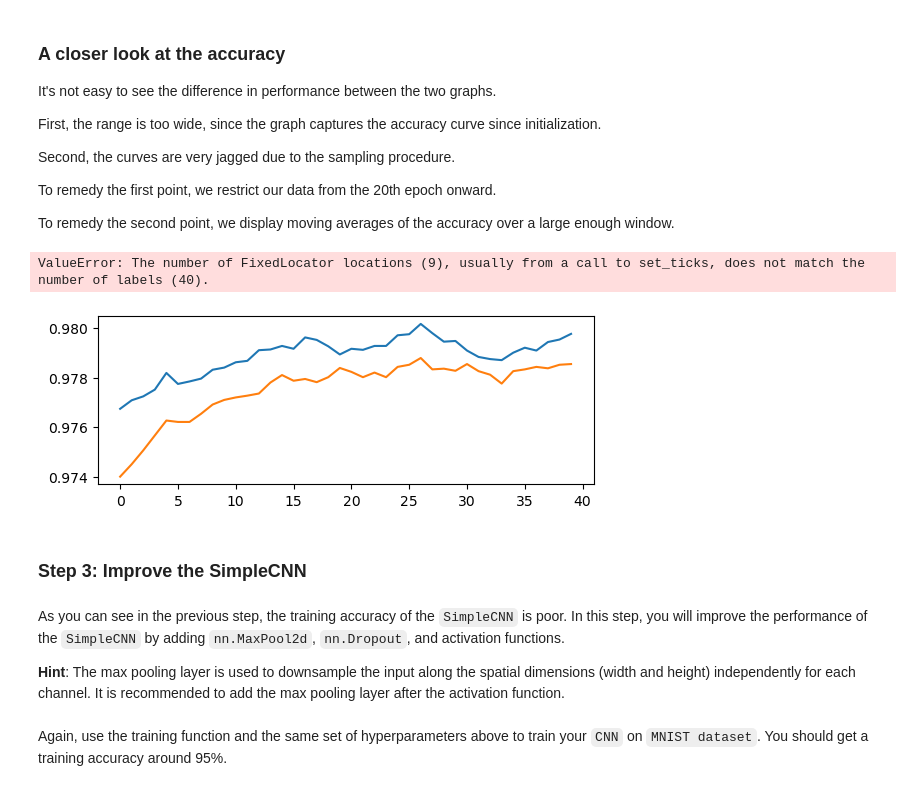
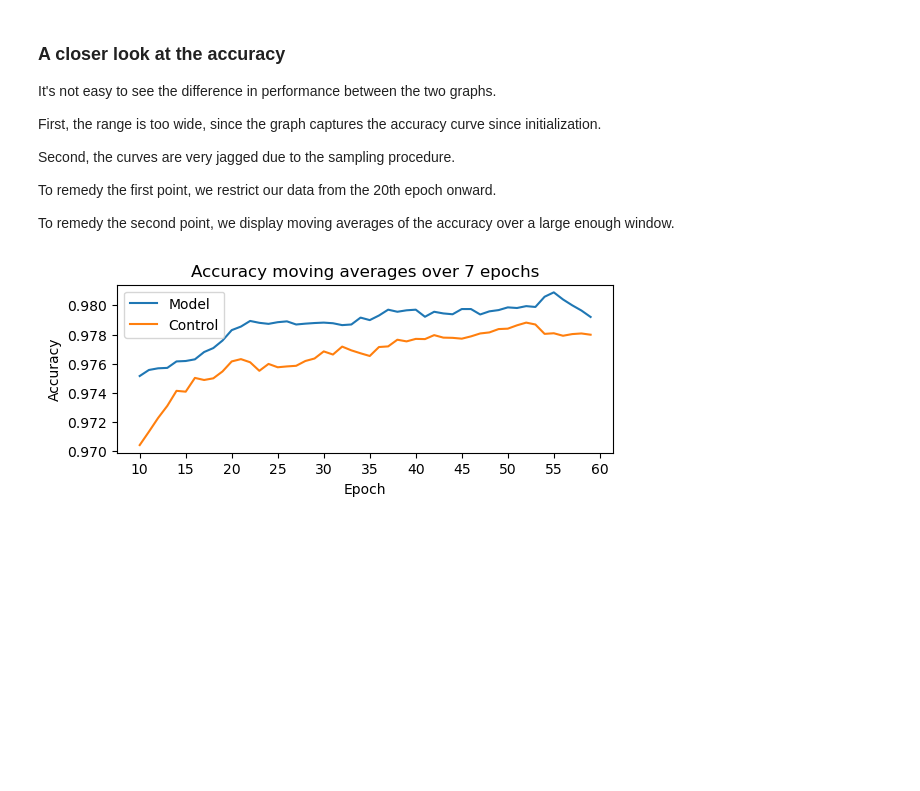
Before and after one commit to mtienni/cpsc552project, a Jupyter notebook: code.ipynb, the cells around one changed output. Saved outputs shown, nothing was run; the diff lists cells and outputs as text; code cells hidden in the pictures; blank space fills up the shorter version.

```diff
--- a/code.ipynb
+++ b/code.ipynb
@@ -419,6 +419,7 @@ epochs = 60
 input_dim = 784
 hidden_dim_list = [300, 100]
 output_dim = 10
+lambda_mult = 3.0
 
 model = ContextualDropoutMLP(input_dim=input_dim, output_dim=output_dim, hidden_dim_list=hidden_dim_list, dropout_prob=0.2)
 loss_fn = torch.nn.CrossEntropyLoss()
@@ -427,7 +428,7 @@ optimizer = torch.optim.Adam(model.parameters(), lr=learning_rate, weight_decay=
 train_loader = torch.utils.data.DataLoader(train_dataset, batch_size=batch_size)
 test_loader = torch.utils.data.DataLoader(test_dataset, batch_size=batch_size)
 
-train_losses, test_losses, train_accuracies, test_accuracies = train(model, loss_fn, train_loader, test_loader, optimizer, epochs=epochs, lambda_dropout=best_lambda)
+train_losses, test_losses, train_accuracies, test_accuracies = train(model, loss_fn, train_loader, test_loader, optimizer, epochs=epochs, lambda_dropout=lambda_mult)
 
 #save model
 save_path = 'data/model.pth'
@@ -457,7 +458,7 @@ optimizer = torch.optim.Adam(model_ctrl.parameters(), lr=learning_rate, weight_d
 train_loader = torch.utils.data.DataLoader(train_dataset, batch_size=batch_size)
 test_loader = torch.utils.data.DataLoader(test_dataset, batch_size=batch_size)
 
-train_losses_ctrl, test_losses_ctrl, train_accuracies_ctrl, test_accuracies_ctrl = train(model_ctrl, loss_fn, train_loader, test_loader, optimizer, epochs=epochs, lambda_dropout=1.0)
+train_losses_ctrl, test_losses_ctrl, train_accuracies_ctrl, test_accuracies_ctrl = train(model_ctrl, loss_fn, train_loader, test_loader, optimizer, epochs=epochs, lambda_dropout=0.0)
 
 #save model
 save_path = 'data/model_ctrl.pth'
@@ -488,48 +489,41 @@ To remedy the second point,
 we display moving averages of the accuracy
 over a large enough window.
 # %%
-display_start_epoch = 20
+display_start_epoch = 10
 
 fit_acc = test_accuracies[display_start_epoch:]
 fit_acc_ctrl = test_accuracies_ctrl[display_start_epoch:]
 
 def moving_avg(arr, window_size):
     left_offset = window_size // 2
     right_offset = window_size - left_offset - 1
     padded_arr = [arr[0]] * left_offset + arr + [arr[-1]] * right_offset
     avgs = []
     for i, _ in enumerate(arr):
         window = padded_arr[i:i+window_size]
         avgs.append(np.average(window))
     return avgs
 
 moving_avg_window_size = 7
 
 fit_acc = moving_avg(fit_acc, moving_avg_window_size)
 fit_acc_ctrl = moving_avg(fit_acc_ctrl, moving_avg_window_size)
 
-ticks = np.arange(len(fit_acc))
+ticks = np.arange(len(fit_acc) + 1)
 epochs = ticks + display_start_epoch
 
-ticks = [tick for tick in ticks if tick % 5 == 0]
-epochs = [epoch for epoch in epochs if epoch % 5 == 0]
+ticks = ticks[::5]
+epochs = epochs[::5]
 
 
 plt.subplot(2, 1, 1)
 plt.plot(fit_acc, label="Model")
 plt.plot(fit_acc_ctrl, label="Control")
 plt.xticks(ticks=ticks, labels=epochs)
 plt.xlabel("Epoch")
 plt.ylabel("Accuracy")
 plt.title(f"Accuracy moving averages over {moving_avg_window_size} epochs")
 plt.legend()
 plt.show()
 # %% [output]
-ValueError: The number of FixedLocator locations (9), usually from a call to set_ticks, does not match the number of labels (40).
-[figure, old version]
+[figure, new version]
-# %% [markdown]
-### Step 3: Improve the SimpleCNN
-# %% [markdown]
-As you can see in the previous step, the training accuracy of the ``SimpleCNN`` is poor. In this step, you will improve the performance of the ``SimpleCNN`` by adding ``nn.MaxPool2d``, ``nn.Dropout``, and activation functions.
-
-**Hint**: The max pooling layer is used to downsample the input along the spatial dimensions (width and height) independently for each channel. It is recommended to add the max pooling layer after the activation function.
@@ -573,2 +529,0 @@ class CNN(nn.Module):
-# %% [markdown]
-Again, use the training function and the same set of hyperparameters above to train your ``CNN`` on ``MNIST dataset``. You should get a training accuracy around 95%.
```
Also changed, not shown: parts of 15 cells of this notebook.
